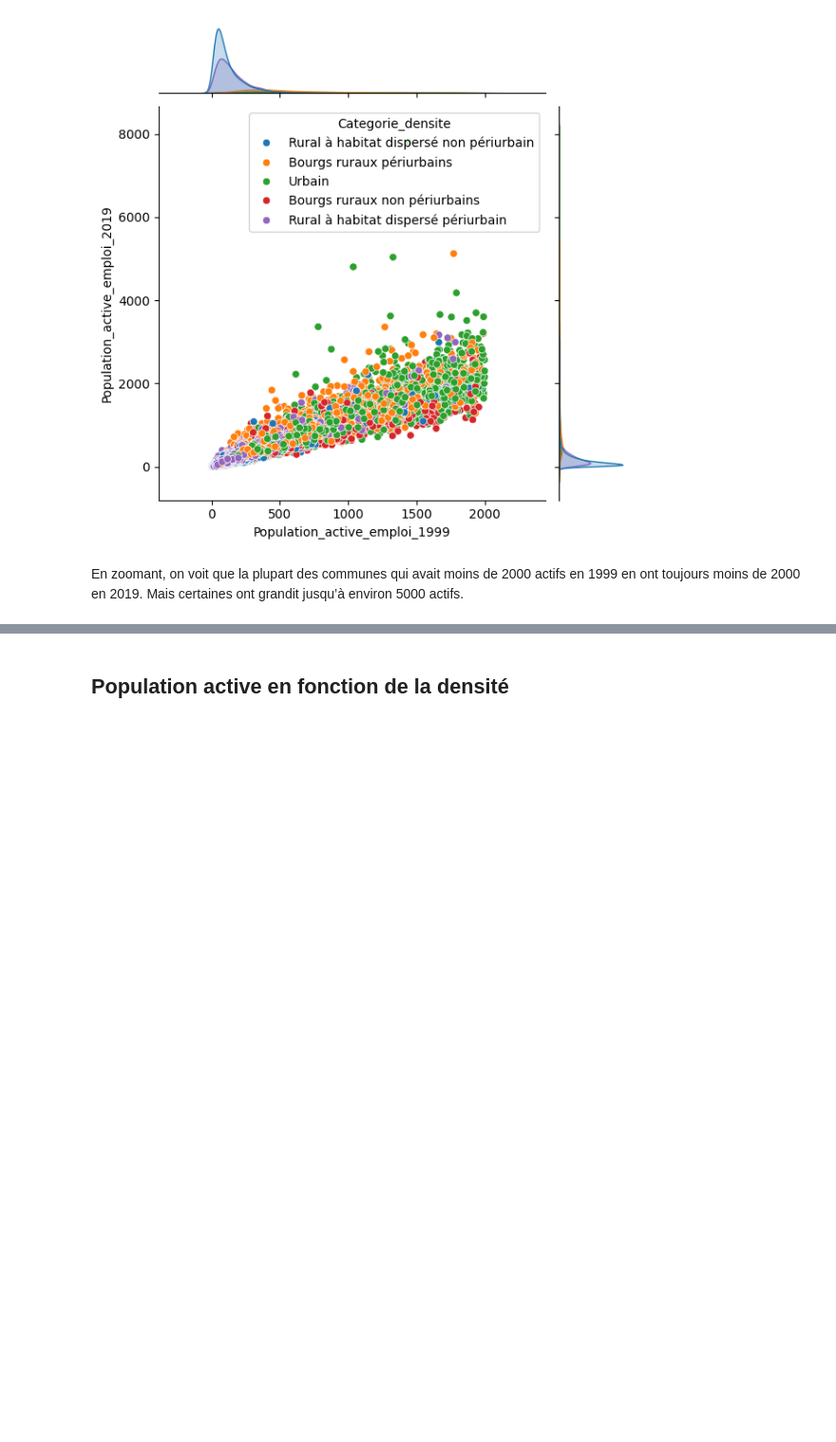
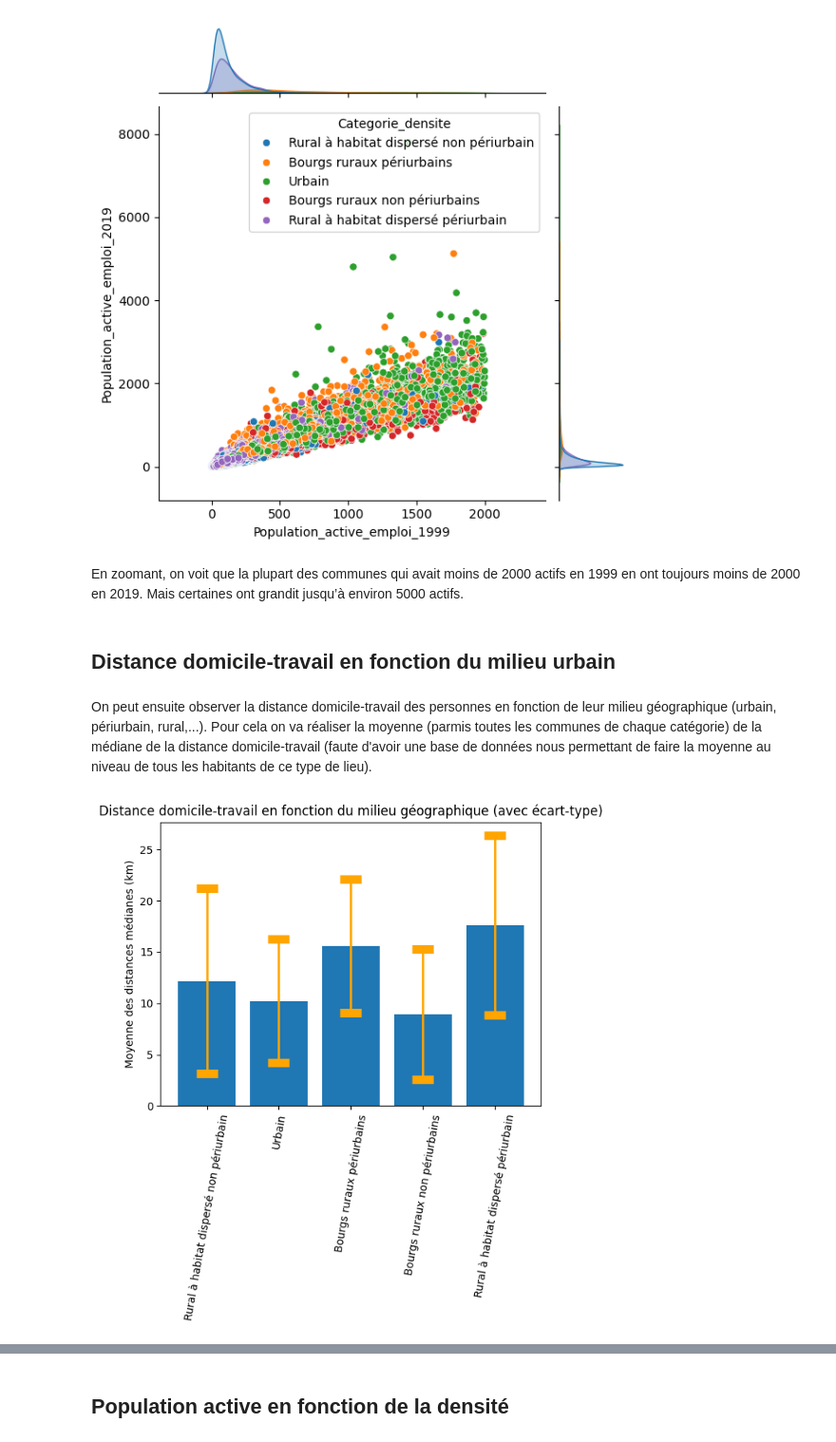
Before and after one commit to ClementGOUJON-dot/base_de_donn-es, a Jupyter notebook: Compte_rendu.ipynb, the cells around one changed output, grey strips where cells are left out. Shown: that part at 95% size. Drawn from its saved outputs; the diff is of its cells as text; code cells hidden in the pictures; blank space fills up the shorter version.

```diff
--- a/Compte_rendu.ipynb
+++ b/Compte_rendu.ipynb
@@ -74,3 +74,30 @@ sns.jointplot(
 [figure]
 # %% [markdown]
 En zoomant, on voit que la plupart des communes qui avait moins de 2000 actifs en 1999 en ont toujours moins de 2000 en 2019. Mais certaines ont grandit jusqu’à environ 5000 actifs.
+# %% [markdown]
+## Distance domicile-travail en fonction du milieu urbain
+# %% [markdown]
+On peut ensuite observer la distance domicile-travail des personnes en fonction de leur milieu géographique (urbain, périurbain, rural,...). Pour cela on va réaliser la moyenne (parmis toutes les communes de chaque catégorie) de la médiane de la distance domicile-travail (faute d'avoir une base de données nous permettant de faire la moyenne au niveau de tous les habitants de ce type de lieu).
+# %%
+a=df2['Categorie_densite'].unique()
+moy=[]
+ecart=[]
+categories=[]
+for i in a :
+    df_=df2[df2['Categorie_densite']==i]
+    m=np.mean(df_['Distance_mediane_domicile_travail_2019_km'])
+    e=np.std(df_['Distance_mediane_domicile_travail_2019_km'])
+    moy.append(m)
+    categories.append(i)
+    ecart.append(e)
+categories.pop()
+moy.pop()
+ecart.pop()
+plt.bar(categories,moy)
+plt.errorbar(categories,moy,yerr=ecart,fmt = 'none', capsize = 10, ecolor = 'orange', elinewidth = 2, capthick = 8)
+plt.xticks(rotation=80)
+plt.title('Distance domicile-travail en fonction du milieu géographique (avec écart-type)')
+plt.ylabel('Moyenne des distances médianes (km)')
+plt.show()
+# %% [output]
+[figure, added]
```
Also changed, not shown: parts of 4 cells of this notebook.
